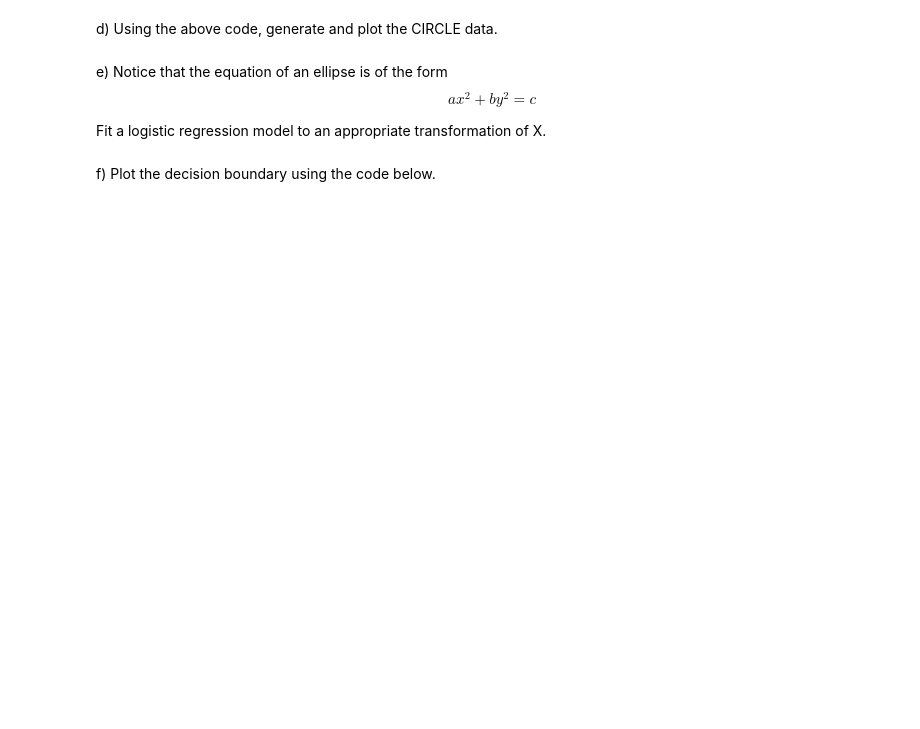
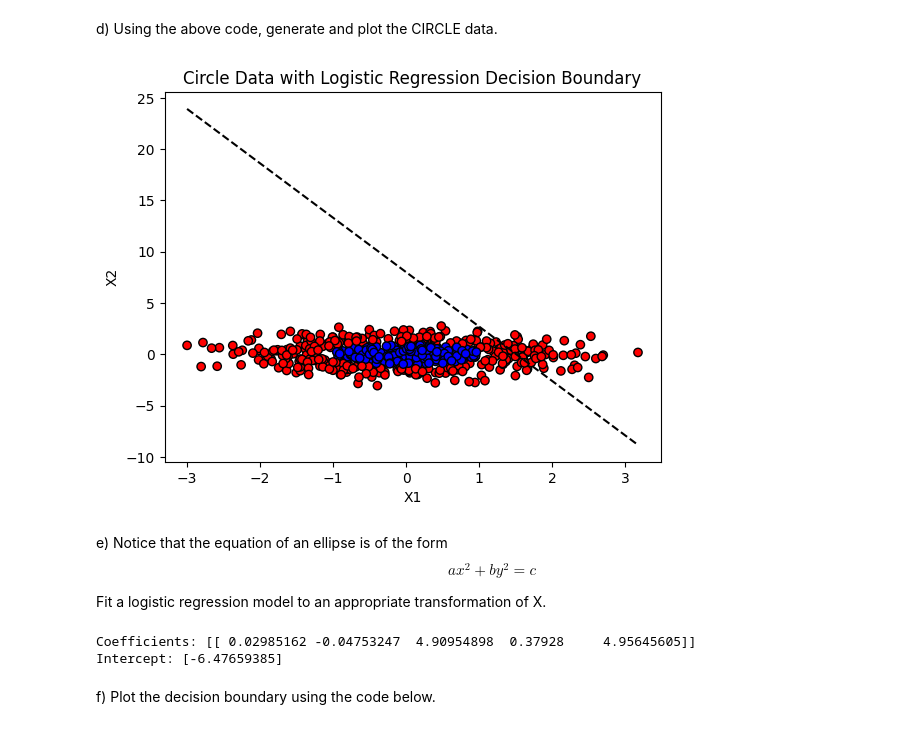
Before and after one commit to ioshuoyuhao/Data-Science-Fundamentals, a Jupyter notebook: lecture_21/worksheet_21.ipynb, the cells around one changed output. Drawn from its saved outputs; the diff is of its cells as text; code cells hidden in the pictures; blank space fills up the shorter version.

```diff
--- a/lecture_21/worksheet_21.ipynb
+++ b/lecture_21/worksheet_21.ipynb
@@ -78,5 +134,43 @@ c) Using the coefficients, plot the line through the scatter plot you created in
 # %% [markdown]
 d) Using the above code, generate and plot the CIRCLE data.
+# %%
+# Function to generate circle data
+def generate_circle_data():
+    centers = [[0, 0]]
+    t, _ = datasets.make_blobs(n_samples=750, centers=centers, cluster_std=1, random_state=0)
+    X = np.array(list(filter(lambda x : (x[0] - centers[0][0])**2 + (x[1] - centers[0][1])**2 < 1 or (x[0] - centers[0][0])**2 + (x[1] - centers[0][1])**2 > 1.5, t)))
+    Y = np.array([1 if (x[0] - centers[0][0])**2 + (x[1] - centers[0][1])**2 >= 1 else 0 for x in X])
+    return X, Y
+
+# Generating the circle data
+X, Y = generate_circle_data()
+
+# Fitting the logistic regression model
+model = LogisticRegression().fit(X, Y)
+
+# Plotting the data
+plt.scatter(X[:, 0], X[:, 1], c=Y, cmap='bwr', edgecolors='k')
+
+# Coefficients and intercept
+w = model.coef_[0]
+b = model.intercept_[0]
+
+# Line equation: x2 = m * x1 + c
+m = -w[0] / w[1]
+c = -b / w[1]
+
+# Generating x values and corresponding y values for the line
+x_values = np.array([X[:, 0].min(), X[:, 0].max()])
+y_values = m * x_values + c
+
+# Plotting the decision boundary
+plt.plot(x_values, y_values, 'k--')
+plt.xlabel('X1')
+plt.ylabel('X2')
+plt.title('Circle Data with Logistic Regression Decision Boundary')
+plt.show()
+# %% [output]
+[figure, added]
 # %% [markdown]
 e) Notice that the equation of an ellipse is of the form $$ax^2 + by^2 = c$$
 
@@ -86,3 +178,30 @@ model = ...
+# %%
+from sklearn.preprocessing import PolynomialFeatures
+
+# Function to generate circle data (which we will treat as elliptical for this example)
+def generate_circle_data():
+    centers = [[0, 0]]
+    t, _ = datasets.make_blobs(n_samples=750, centers=centers, cluster_std=1, random_state=0)
+    X = np.array(list(filter(lambda x : (x[0] - centers[0][0])**2 + (x[1] - centers[0][1])**2 < 1 or (x[0] - centers[0][0])**2 + (x[1] - centers[0][1])**2 > 1.5, t)))
+    Y = np.array([1 if (x[0] - centers[0][0])**2 + (x[1] - centers[0][1])**2 >= 1 else 0 for x in X])
+    return X, Y
+
+# Generating the circle data
+X, Y = generate_circle_data()
+
+# Transforming the data to include quadratic terms
+poly = PolynomialFeatures(degree=2, include_bias=False)
+X_poly = poly.fit_transform(X)
+
+# Fitting the logistic regression model
+model = LogisticRegression().fit(X_poly, Y)
+
+# Print the coefficients
+print("Coefficients:", model.coef_)
+print("Intercept:", model.intercept_)
+# %% [output]
+Coefficients: [[ 0.02985162 -0.04753247  4.90954898  0.37928     4.95645605]]
+Intercept: [-6.47659385]
 # %% [markdown]
 f) Plot the decision boundary using the code below.
 # %%
```
Also changed, not shown: parts of 9 cells of this notebook.
